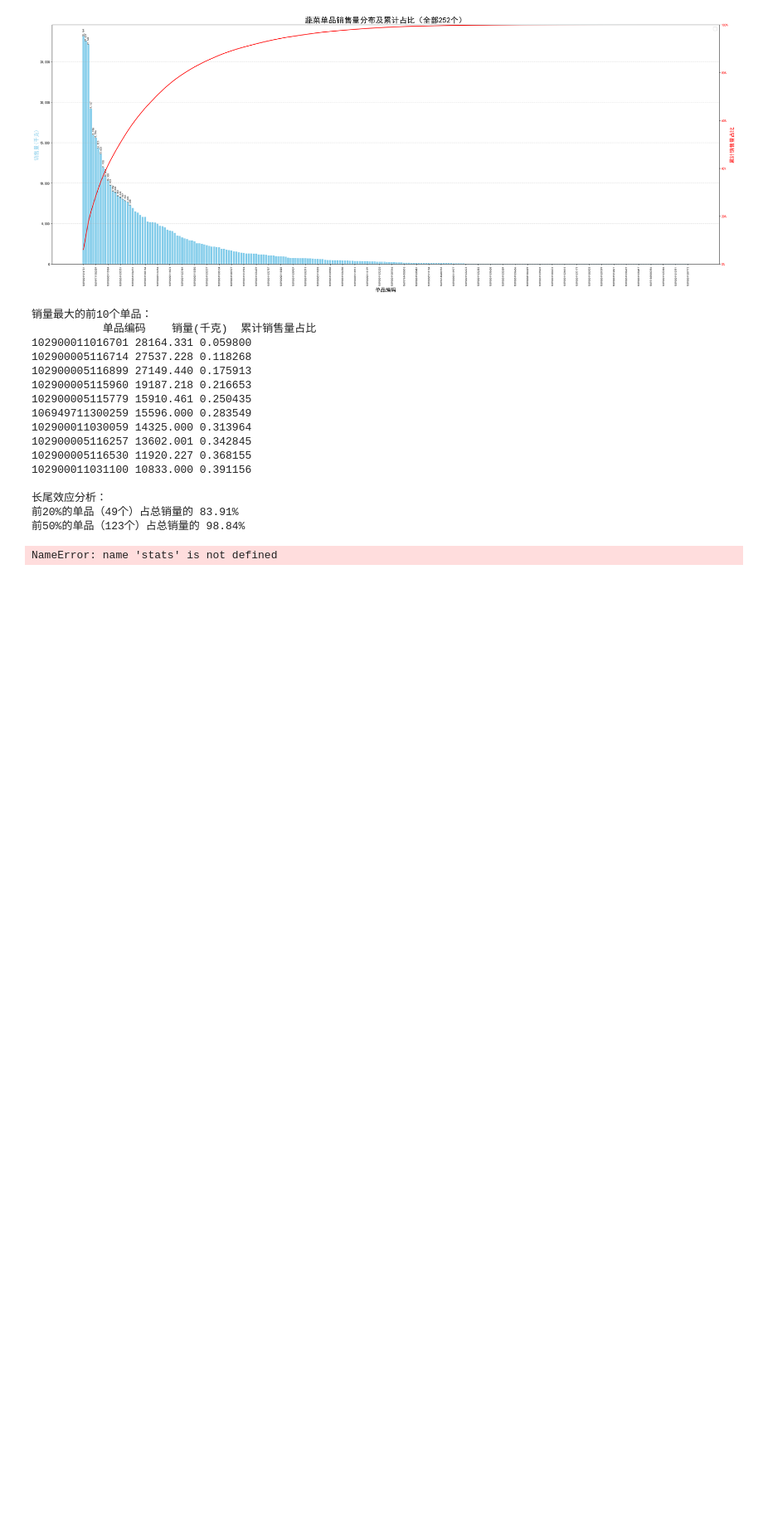
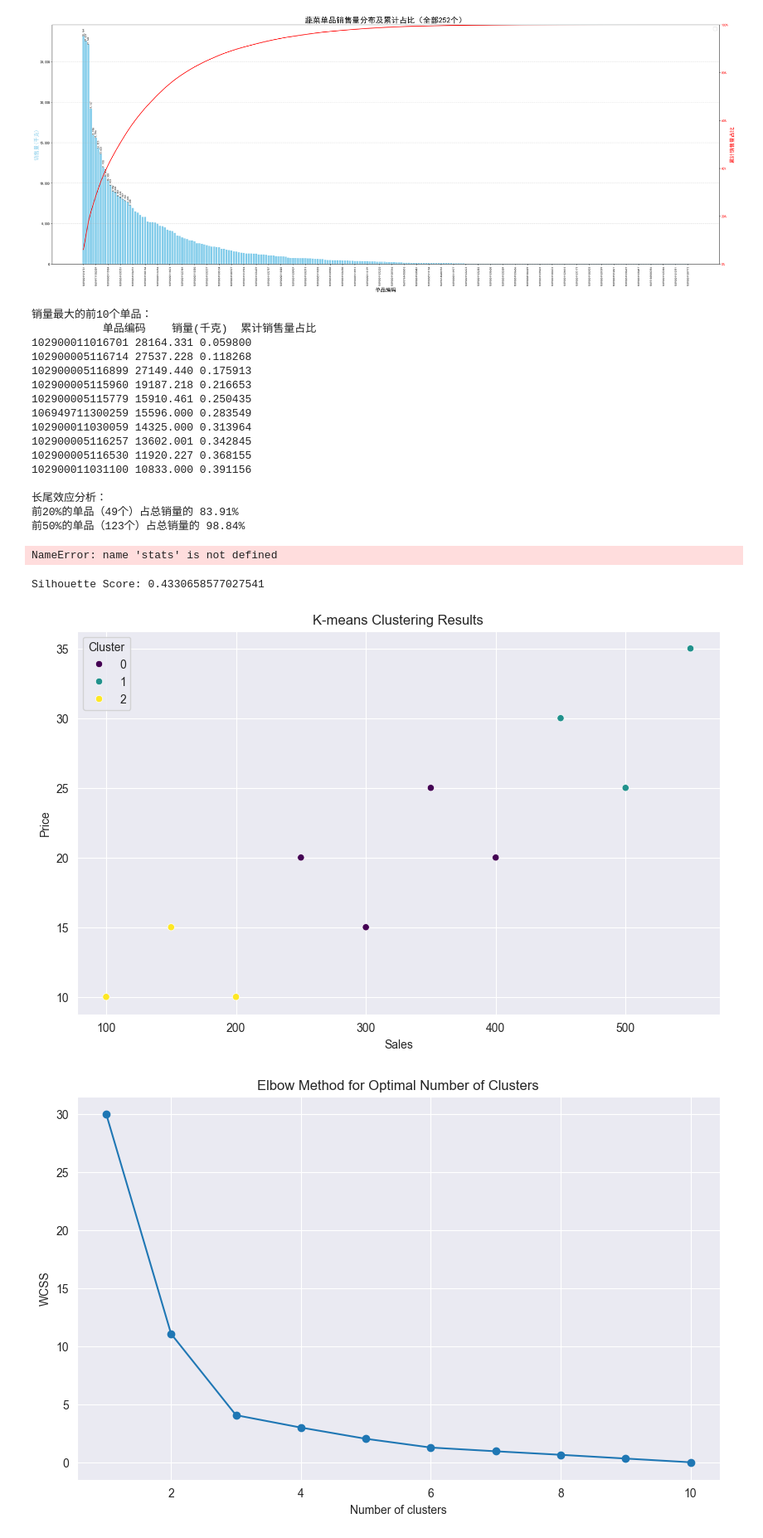
Before and after one commit to hxqrrrr/mathematical-modeling, a Jupyter notebook: 实战1/真题模拟/2023国赛C/解题代码/part1.ipynb, the cells around one changed output. Shown: that part at 83% size. Drawn from its saved outputs; the diff is of its cells as text; code cells hidden in the pictures; blank space fills up the shorter version.

```diff
--- a/实战1/真题模拟/2023国赛C/解题代码/part1.ipynb
+++ b/实战1/真题模拟/2023国赛C/解题代码/part1.ipynb
@@ -272,3 +272,61 @@ df_merge
 df_result2["单品数量"] = df1.groupby('分类编码').agg({'单品编码':'count'}).reset_index()['单品编码']
 df_result2["平均单品销售量"] = df_result2['总销售额'] / df_result2['单品数量']
 df_result2
+# %%
+import pandas as pd
+from sklearn.preprocessing import StandardScaler
+from sklearn.cluster import KMeans
+from sklearn.metrics import silhouette_score
+import matplotlib.pyplot as plt
+import seaborn as sns
+
+# 假设我们有一个包含多个指标的数据集
+# 创建一个示例数据集
+data = {
+    'sales': [100, 150, 200, 250, 300, 350, 400, 450, 500, 550],
+    'price': [10, 15, 10, 20, 15, 25, 20, 30, 25, 35],
+    'inventory': [50, 60, 55, 65, 70, 75, 80, 85, 90, 95]
+}
+df = pd.DataFrame(data)
+
+# 数据标准化
+scaler = StandardScaler()
+scaled_features = scaler.fit_transform(df)
+
+# 运行K-means算法，假设我们选择3个簇
+kmeans = KMeans(n_clusters=3, random_state=42)
+kmeans.fit(scaled_features)
+
+# 将聚类结果添加到原始数据框
+df['cluster'] = kmeans.labels_
+
+# 评估聚类效果
+silhouette_avg = silhouette_score(scaled_features, kmeans.labels_)
+print(f'Silhouette Score: {silhouette_avg}')
+
+# 可视化聚类结果
+plt.figure(figsize=(10, 6))
+sns.scatterplot(x='sales', y='price', hue='cluster', data=df, palette='viridis')
+plt.title('K-means Clustering Results')
+plt.xlabel('Sales')
+plt.ylabel('Price')
+plt.legend(title='Cluster')
+plt.show()
+
+# 绘制“肘部法则”图以选择最佳簇数
+wcss = []
+for i in range(1, 11):
+    kmeans = KMeans(n_clusters=i, random_state=42)
+    kmeans.fit(scaled_features)
+    wcss.append(kmeans.inertia_)
+
+plt.figure(figsize=(10, 6))
+plt.plot(range(1, 11), wcss, marker='o')
+plt.title('Elbow Method for Optimal Number of Clusters')
+plt.xlabel('Number of clusters')
+plt.ylabel('WCSS')
+plt.show()
+# %% [output]
+Silhouette Score: 0.4330658577027541
+[figure, added]
+[figure, added]
```
Also changed, not shown: 9 other files.
